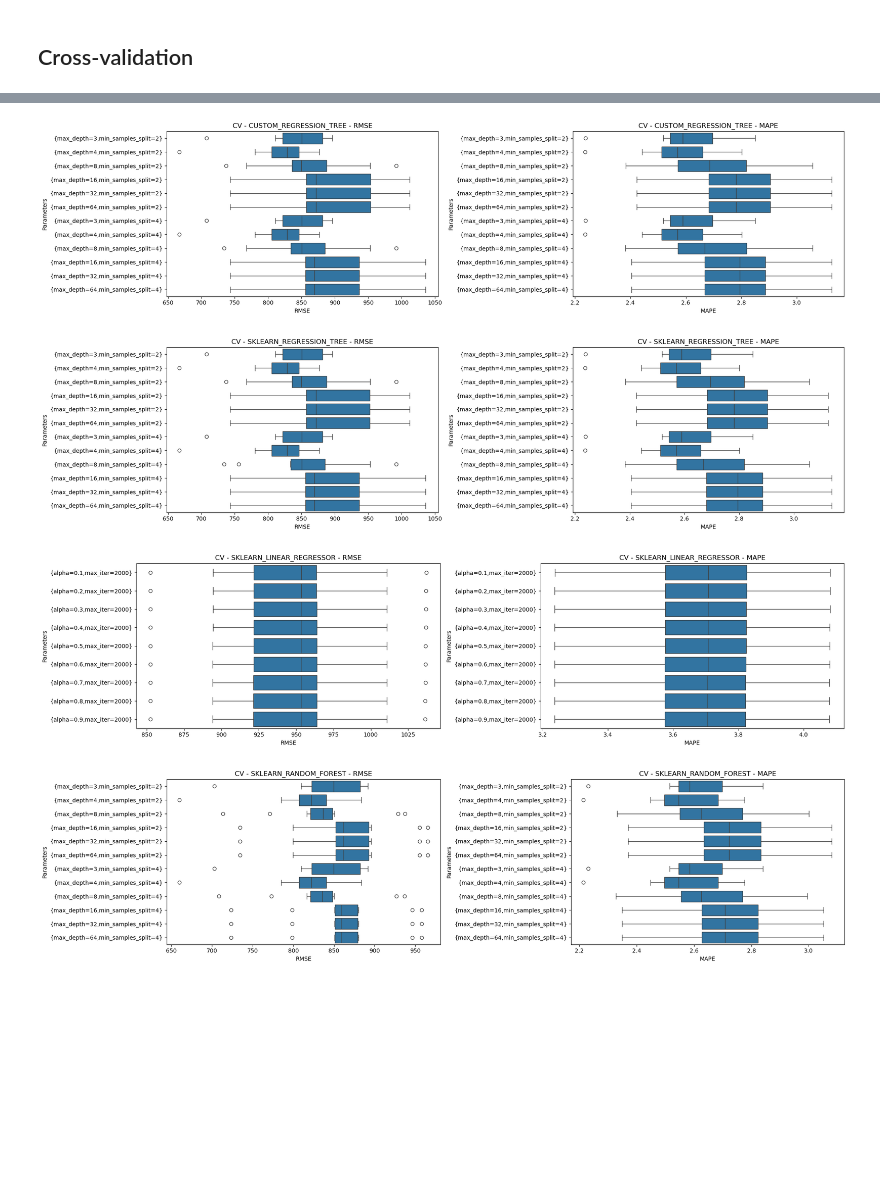
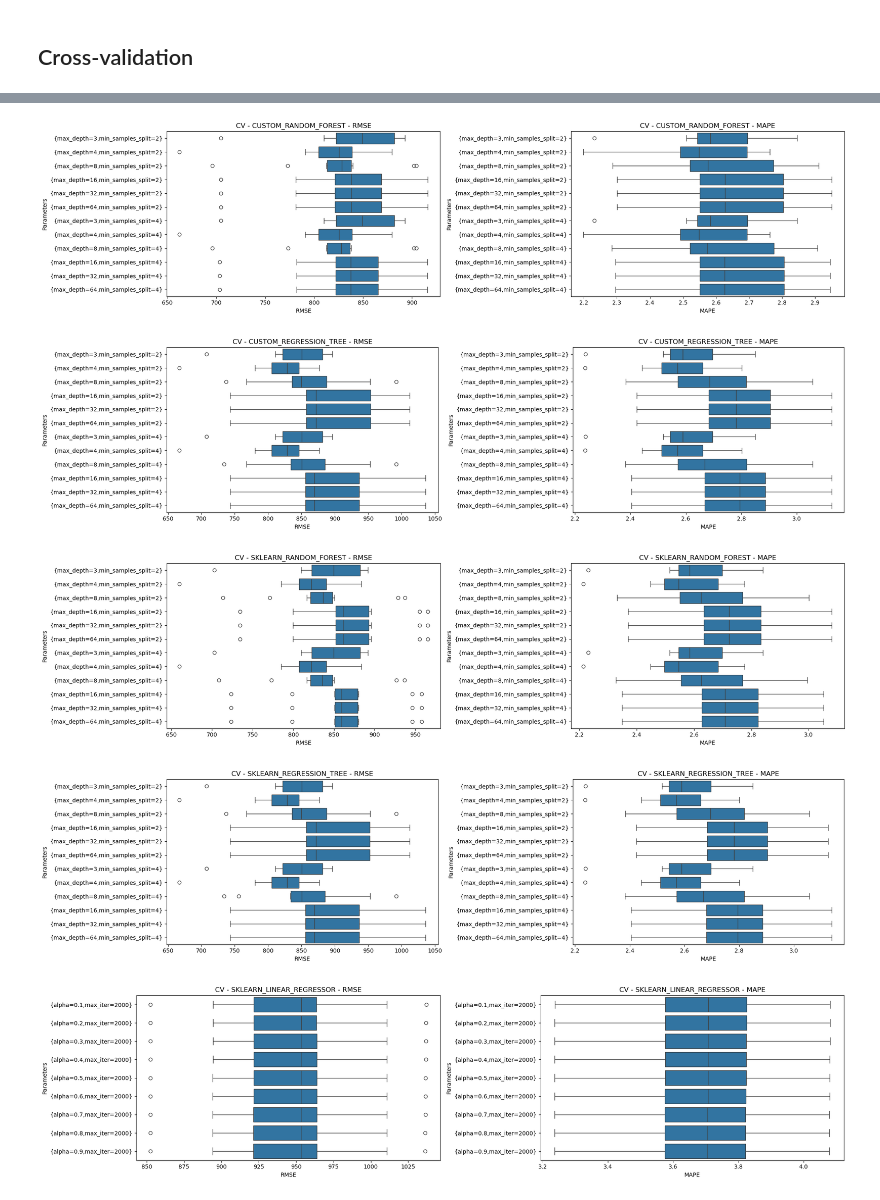
Before and after one commit to c71qu3/ml, a Jupyter notebook: assignment_2/notebooks/RicePaddyModeling.ipynb, the cells around one changed output, grey strips where cells are left out. Cells and saved outputs as stored; diff of their text form; code cells hidden in the pictures; blank space fills up the shorter version.

```diff
--- a/assignment_2/notebooks/RicePaddyModeling.ipynb
+++ b/assignment_2/notebooks/RicePaddyModeling.ipynb
@@ -200,8 +217,8 @@ for train_idx, validation_idx in kf.split(df_train):
     X_train = preprocessor.fit_transform(X_train_raw)
     X_validation = preprocessor.transform(X_validation_raw)
 
-    # Cross-validate Custom Regression Tree model
-    print("Cross-validating Custom Regression Tree")
+    # Custom Regression Tree model
+    print(f"Cross-validating Custom Regression Tree")
     for params in cust_reg_tree_param_grid:
         model = "CUSTOM_REGRESSION_TREE"
         model_name = create_model_name(model=model, params=params)
@@ -217,7 +234,8 @@ for train_idx, validation_idx in kf.split(df_train):
         model_scores[model_name]["RMSE"].append(custom_reg_tree_metrics["RMSE"])
         model_scores[model_name]["MAPE"].append(custom_reg_tree_metrics["MAPE"])
 
-    print("Cross-validating Sklearn Regression Tree")
+    # SKLEARN Regression Tree model
+    print(f"Cross-validating Sklearn Regression Tree")
     for params in sklearn_tree_reg_param_grid:
         model = "SKLEARN_REGRESSION_TREE"
         model_name = create_model_name(model=model, params=params)
@@ -232,8 +250,25 @@ for train_idx, validation_idx in kf.split(df_train):
         model_scores[model_name]["RMSE"].append(reg_tree_metrics["RMSE"])
         model_scores[model_name]["MAPE"].append(reg_tree_metrics["MAPE"])
 
-    print("Cross-validating Sklearn Random Forest Regressor")
-    for params in sklearn_rand_forest_param_grid:
+    # Custom Random Forest model
+    print(f"Cross-validating Custom Random Forest Regressor")
+    for params in cust_reg_tree_param_grid:
+        model = "CUSTOM_RANDOM_FOREST"
+        model_name = create_model_name(model=model, params=params)
+        if model_name not in model_scores.keys():
+            model_scores[model_name] = {"RMSE": [], "MAPE": []}
+        cust_rand_forest_regr = CustomRandomForest(**params, random_state=RANDOM_STATE, max_features=43)
+        cust_rand_forest_regr.fit(X_train, y_train)
+
+        cust_rand_forest_preds = cust_rand_forest_regr.predict(X_validation)
+
+        cust_rand_forest_metrics = get_scores(reals=y_validation, preds=cust_rand_forest_preds)
+        model_scores[model_name]["RMSE"].append(cust_rand_forest_metrics["RMSE"])
+        model_scores[model_name]["MAPE"].append(cust_rand_forest_metrics["MAPE"])
+
+    # SKLEARN Random Forest model
+    print(f"Cross-validating Sklearn Random Forest Regressor")
+    for params in sklearn_tree_reg_param_grid:
         model = "SKLEARN_RANDOM_FOREST"
         model_name = create_model_name(model=model, params=params)
         if model_name not in model_scores.keys():
@@ -247,7 +282,8 @@ for train_idx, validation_idx in kf.split(df_train):
         model_scores[model_name]["RMSE"].append(rand_forest_metrics["RMSE"])
         model_scores[model_name]["MAPE"].append(rand_forest_metrics["MAPE"])
 
-    print("Cross-validating Sklearn Linear Regressor")
+    # SKLEARN lasso Regression model
+    print(f"Cross-validating Sklearn Linear Regressor\n")
     for params in sklearn_linear_reg_param_grid:
         model = "SKLEARN_LINEAR_REGRESSOR"
         model_name = create_model_name(model=model, params=params)
@@ -261,9 +297,6 @@ for train_idx, validation_idx in kf.split(df_train):
         lasso_metrics = get_scores(reals=y_validation, preds=lasso_preds)
         model_scores[model_name]["RMSE"].append(lasso_metrics["RMSE"])
         model_scores[model_name]["MAPE"].append(lasso_metrics["MAPE"])
-
-    # Cross-validate Sklearn Regression Tree model
-    # TO DO: Implement
 # %% [output]
 Cross-validating Custom Regression Tree
 Cross-validating Sklearn Regression Tree
@@ -408,7 +338,7 @@ unique_model_types
 # %%
 dfs_agg = []
 
-for model_type in unique_model_types:
+for model_type in list(unique_model_types):
     model_scores_model_type = {k: v for k,v in model_scores.items() if model_type in k}
     dfs_model_type = []
     for k,v in model_scores_model_type.items():
@@ -424,34 +354,35 @@ for model_type in unique_model_types:
             df_part = df_part.drop("param_dict", axis=1)
             dfs_model_type.append(df_part)
 
     df_detail = pd.concat(dfs_model_type)
     df_detail
 
     if "max_depth" in df_detail.columns:
         df_detail["max_depth"] = df_detail["max_depth"].astype(int)
     if "min_samples_split" in df_detail.columns:
         df_detail["min_samples_split"] = df_detail["min_samples_split"].astype(int)
     if "alpha" in df_detail.columns:
         df_detail["alpha"] = df_detail["alpha"].astype(float)
     df_detail
 
     # plt.figure()
     # sns.scatterplot(data=df_detail[df_detail["METRIC"] == "RMSE"], x="max_depth", y="min_samples_split", size="VALS")
 
     metrics = df_detail["METRIC"].unique()
     fig, ax = plt.subplots(1,2, figsize=(20, 5))
     for i, metric in enumerate(metrics):
         df_detail_metric = df_detail[df_detail["METRIC"] == metric]
         sns.boxplot(data=df_detail_metric, x="VALS", y="PARAMS", ax=ax[i])
         ax[i].set_ylabel("Parameters")
         ax[i].set_xlabel(metric)
         ax[i].title.set_text(f"CV - {model} - {metric}")
     plt.tight_layout()
 
     df_detail_agg = df_detail.groupby(["MODEL", "PARAMS", "METRIC"])["VALS"].agg(["mean", "min", "max", "std"])
     dfs_agg.append(df_detail_agg)
 # %% [output]
-[figure, old version]
+[figure, new version]
-[figure, old version]
+[figure, new version]
-[figure, old version]
+[figure, new version]
-[figure, old version]
+[figure, new version]
+[figure, added]
```
Also changed, not shown: parts of 12 cells of this notebook, 4 other files.
